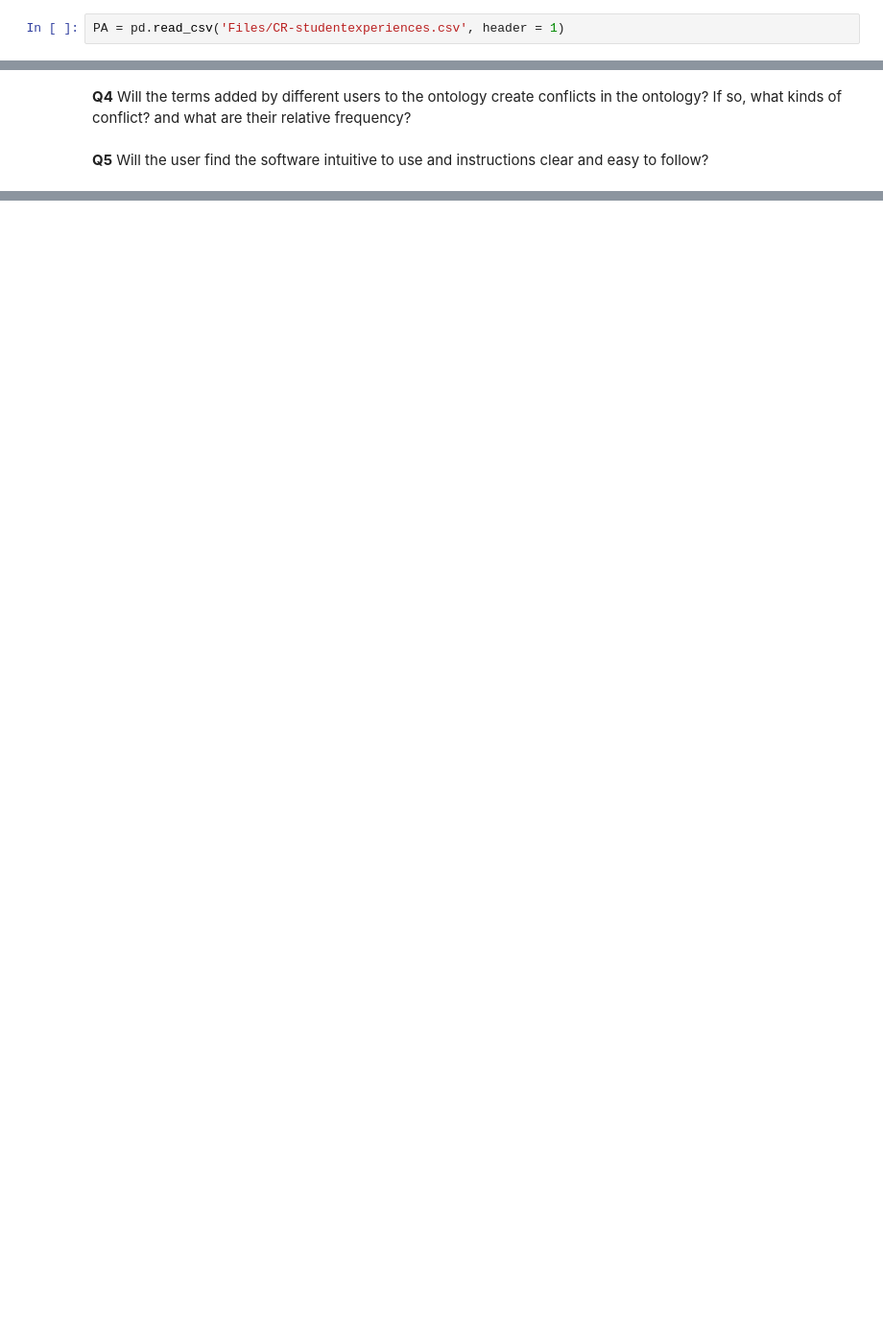
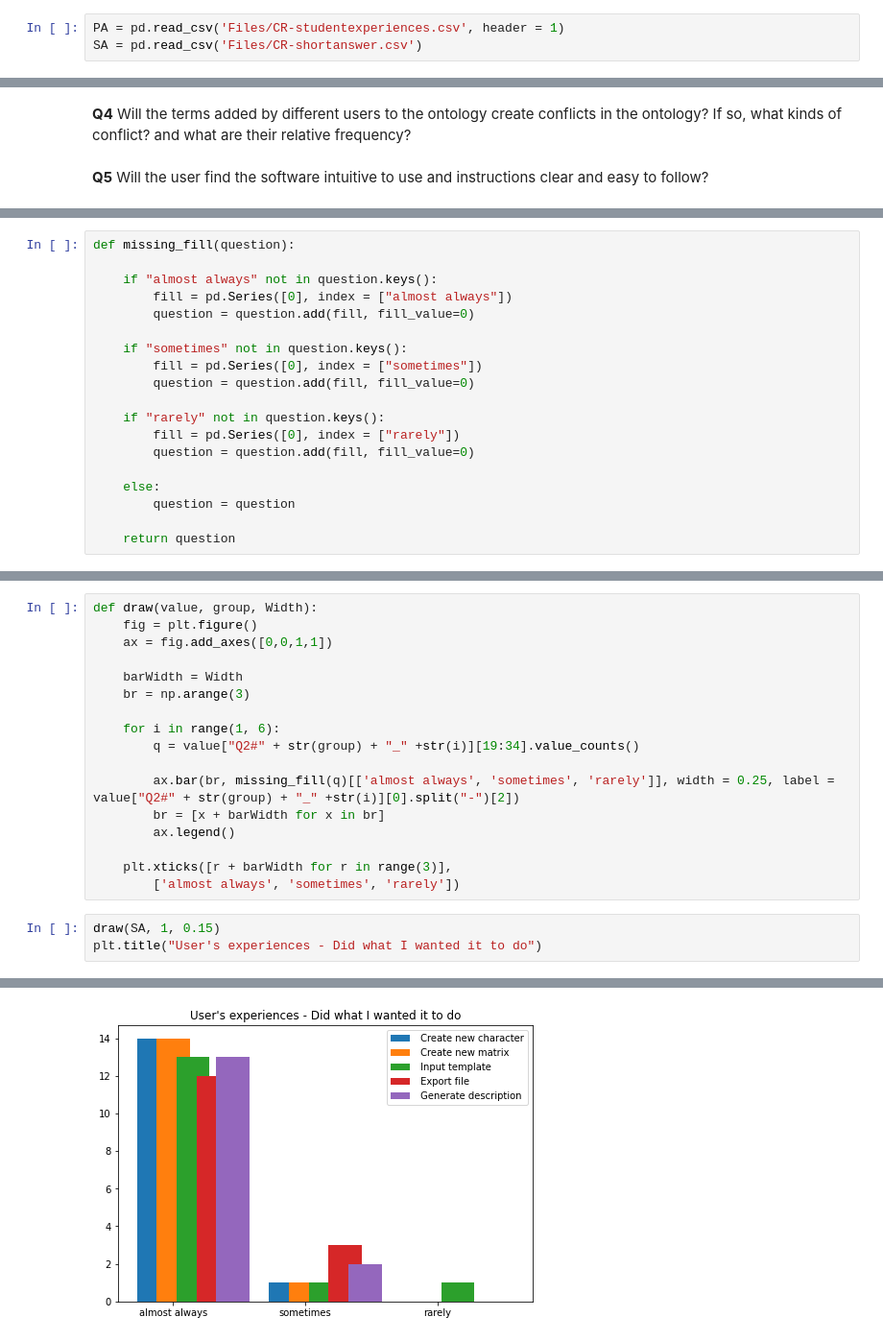
Before and after one commit to YuxuanZhou1/Character-Recorder-DA, a Jupyter notebook: Guiding research question.ipynb, the cells around one changed output, grey strips where cells are left out. Shown at 96% size. Saved outputs shown, nothing was run; the diff lists cells and outputs as text; blank space fills up the shorter version.

```diff
--- a/Guiding research question.ipynb
+++ b/Guiding research question.ipynb
@@ -8,5 +9,6 @@ from scipy import stats
 # %%
 PA = pd.read_csv('Files/CR-studentexperiences.csv', header = 1)
+SA = pd.read_csv('Files/CR-shortanswer.csv')
 # %% [markdown]
 **Q1** Will the time taken for the users to enter a set of characters using Character Recorder be roughly the same as the time taken using Excel?
 # %%
@@ -164,0 +172,19 @@ Text(0.5, 1.0, 'How many new ontology add by participants in each research')
+# %%
+def missing_fill(question):
+
+    if "almost always" not in question.keys():
+        fill = pd.Series([0], index = ["almost always"])
+        question = question.add(fill, fill_value=0)
+
+    if "sometimes" not in question.keys():
+        fill = pd.Series([0], index = ["sometimes"])
+        question = question.add(fill, fill_value=0)
+
+    if "rarely" not in question.keys():
+        fill = pd.Series([0], index = ["rarely"])
+        question = question.add(fill, fill_value=0)
+
+    else:
+        question = question
+
+    return question
@@ -164,0 +212,21 @@ Text(0.5, 1.0, 'How many new ontology add by participants in each research')
+# %%
+def draw(value, group, Width):
+    fig = plt.figure()
+    ax = fig.add_axes([0,0,1,1])
+
+    barWidth = Width
+    br = np.arange(3)
+
+    for i in range(1, 6):
+        q = value["Q2#" + str(group) + "_" +str(i)][19:34].value_counts()
+
+        ax.bar(br, missing_fill(q)[['almost always', 'sometimes', 'rarely']], width = 0.25, label = value["Q2#" + str(group) + "_" +str(i)][0].split("-")[2])
+        br = [x + barWidth for x in br]
+        ax.legend()
+
+    plt.xticks([r + barWidth for r in range(3)],
+        ['almost always', 'sometimes', 'rarely'])
+# %%
+draw(SA, 1, 0.15)
+plt.title("User's experiences - Did what I wanted it to do")
+# %% [output]
@@ -164,0 +234 @@ Text(0.5, 1.0, 'How many new ontology add by participants in each research')
+[figure, added]
```
Also changed, not shown: parts of 24 cells of this notebook, 6 other files.
